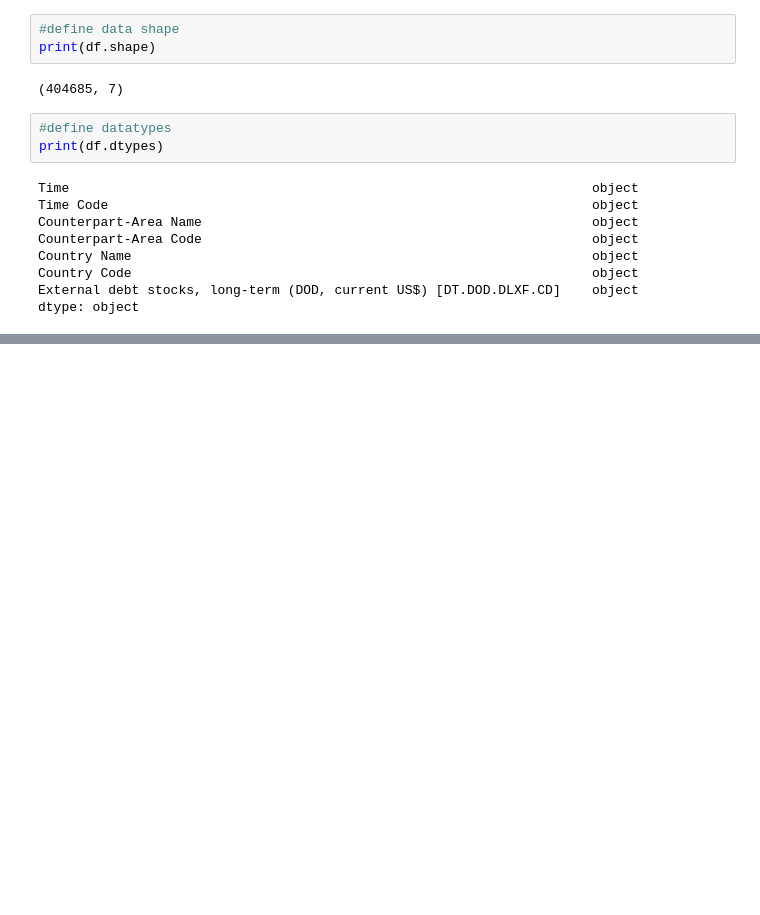
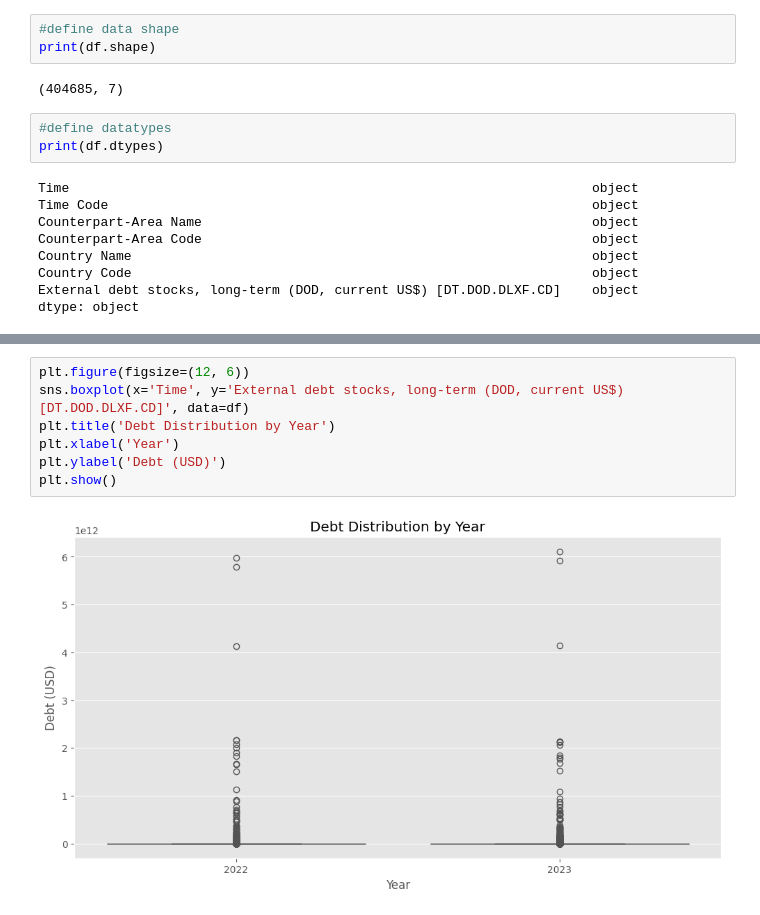
Before and after one commit to Mosime2001/first-project-data-analysis-, a Jupyter notebook: Welcome_To_Colab.ipynb, the cells around one changed output, grey strips where cells are left out. Drawn from its saved outputs; the diff is of its cells as text; blank space fills up the shorter version.

```diff
--- a/Welcome_To_Colab.ipynb
+++ b/Welcome_To_Colab.ipynb
@@ -111,0 +267,9 @@ dtype: object
+# %%
+plt.figure(figsize=(12, 6))
+sns.boxplot(x='Time', y='External debt stocks, long-term (DOD, current US$) [DT.DOD.DLXF.CD]', data=df)
+plt.title('Debt Distribution by Year')
+plt.xlabel('Year')
+plt.ylabel('Debt (USD)')
+plt.show()
+# %% [output]
+[figure, added]
```
Also changed, not shown: parts of 11 cells of this notebook.
